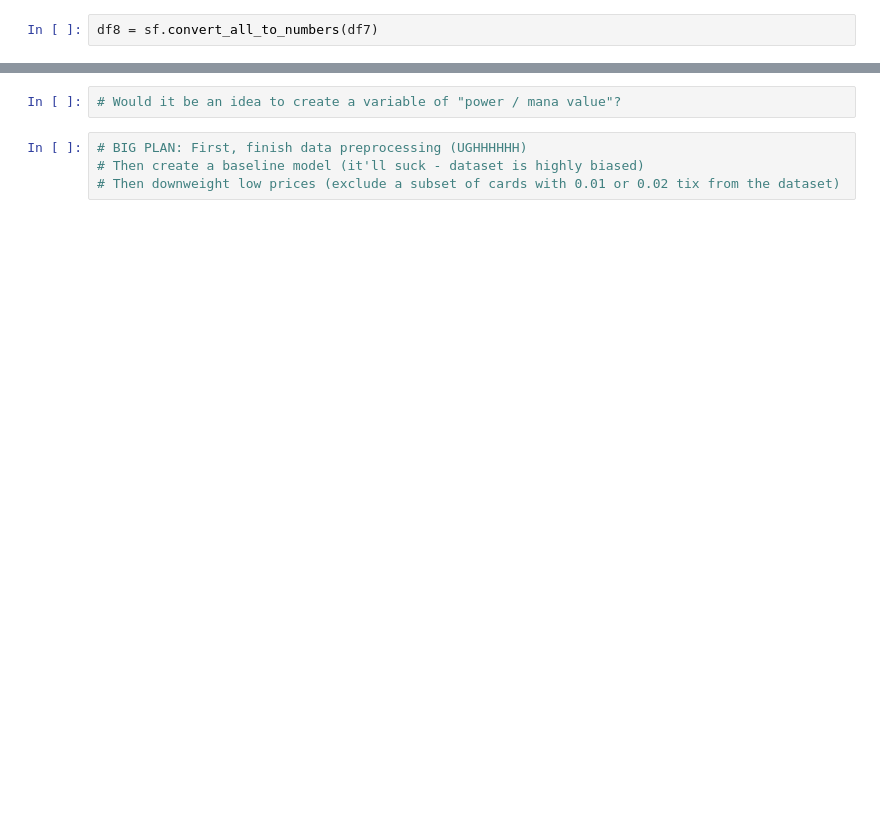
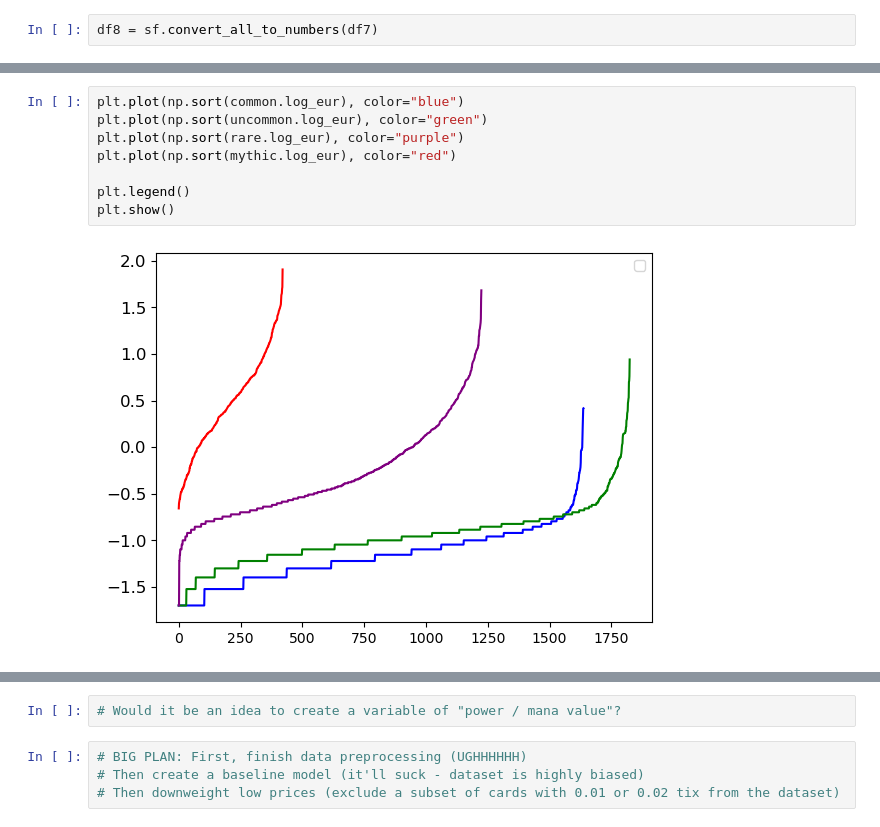
Before and after one commit to charlielutra/MTG-price-analysis, a Jupyter notebook: MTG_exploratory_data_analysis.ipynb, the cells around one changed output, grey strips where cells are left out. Saved outputs shown, nothing was run; the diff lists cells and outputs as text; blank space fills up the shorter version.

```diff
--- a/MTG_exploratory_data_analysis.ipynb
+++ b/MTG_exploratory_data_analysis.ipynb
@@ -184,0 +131,10 @@ corr_matrix["log_tix"].sort_values(ascending=False)
+# %%
+plt.plot(np.sort(common.log_eur), color="blue")
+plt.plot(np.sort(uncommon.log_eur), color="green")
+plt.plot(np.sort(rare.log_eur), color="purple")
+plt.plot(np.sort(mythic.log_eur), color="red")
+
+plt.legend()
+plt.show()
+# %% [output]
+[figure, added]
```
Also changed, not shown: parts of 57 cells of this notebook, 1 other file.
